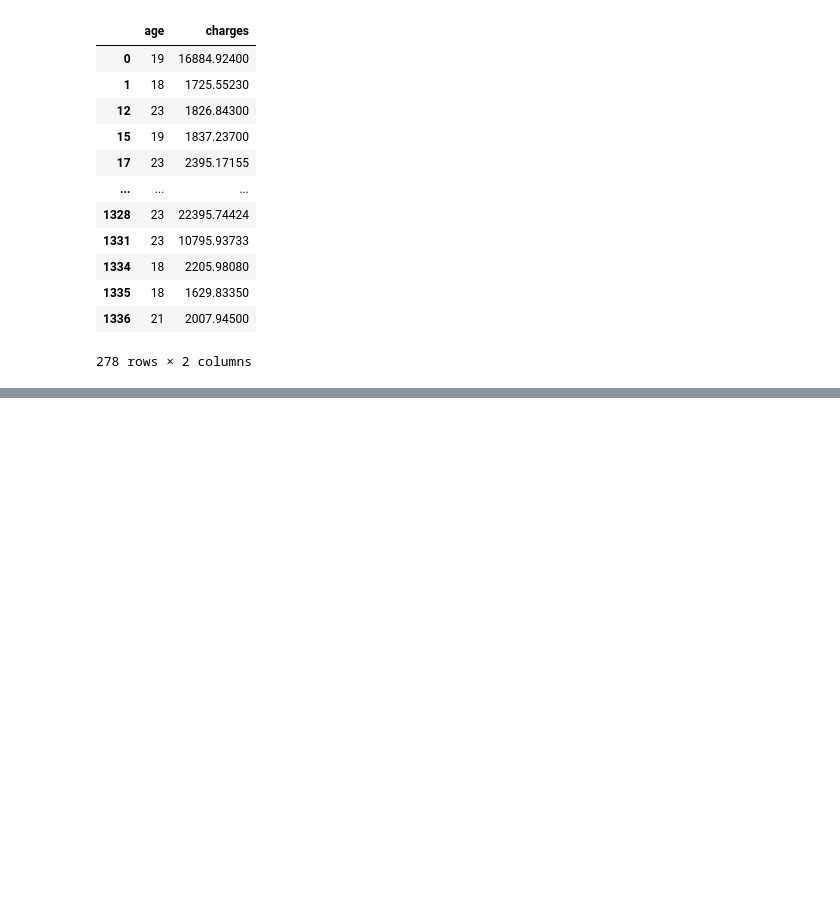
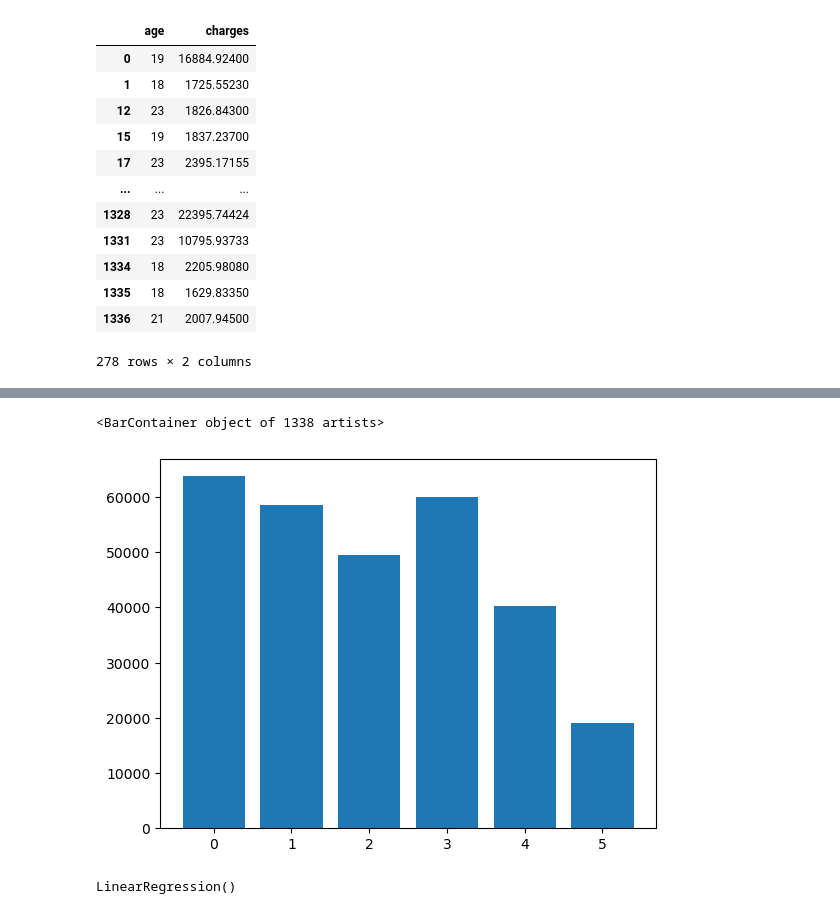
Before and after one commit to CarlosZaragozaBeato/Machine-Learning, a Jupyter notebook: first/insurance_example.ipynb, the cells around one changed output, grey strips where cells are left out. Cells and saved outputs as stored; diff of their text form; code cells hidden in the pictures; blank space fills up the shorter version.

```diff
--- a/first/insurance_example.ipynb
+++ b/first/insurance_example.ipynb
@@ -140,0 +228,5 @@ dtype: float64
+# %%
+plt.bar(data['children'].values, data['charges'])
+# %% [output]
+<BarContainer object of 1338 artists>
+[figure, added]
@@ -140,0 +242,4 @@ dtype: float64
+# %%
+model.fit(x_train.values.reshape(-1,1), y_train.values.reshape(-1,1))
+# %% [output]
+LinearRegression()
```
Also changed, not shown: parts of 34 cells of this notebook.
